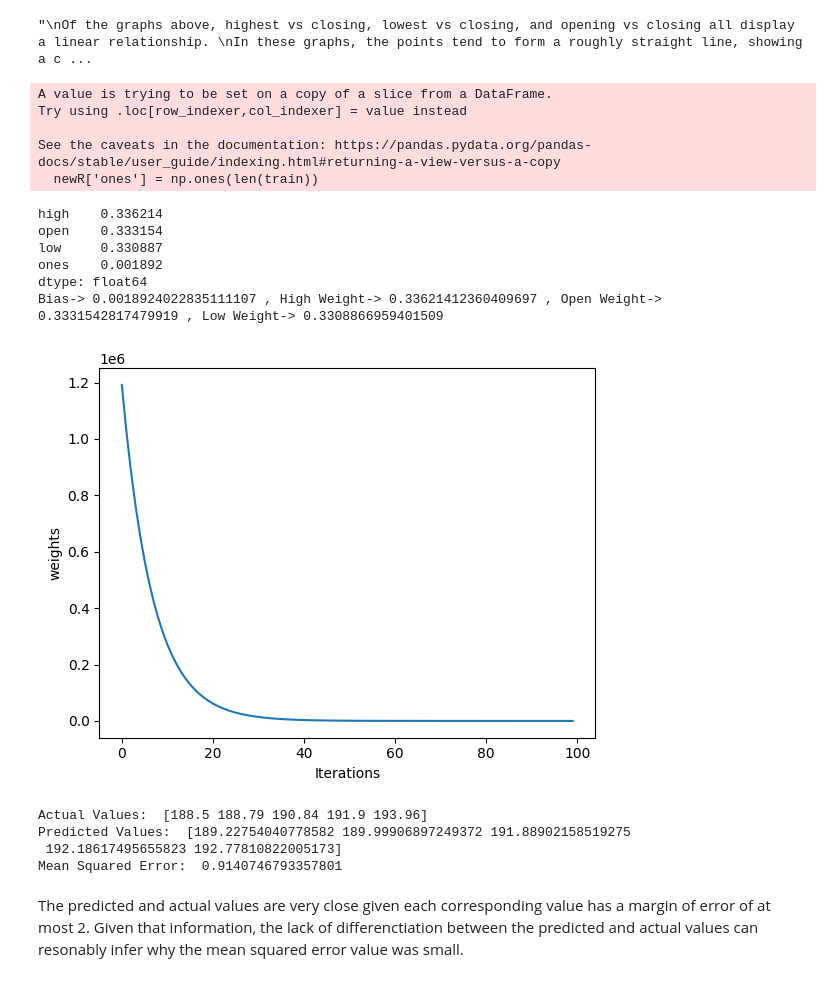
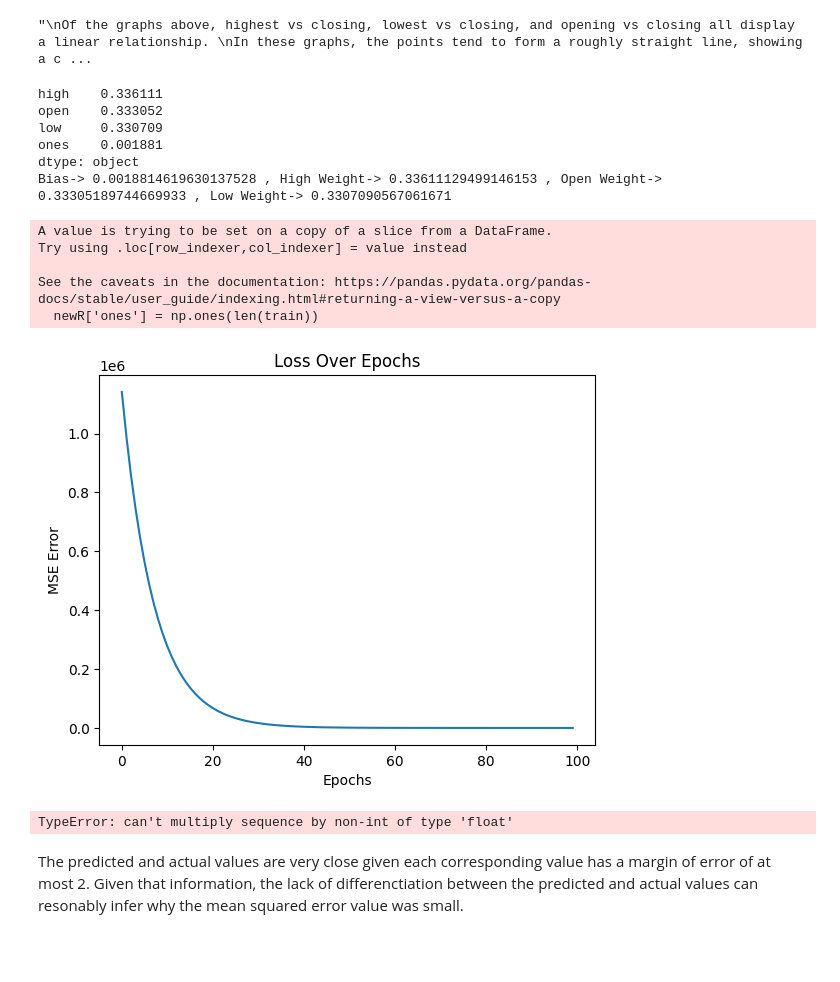
Before and after one commit to JAquaye/cmsc320, a Jupyter notebook: project4/project4.ipynb, the cells around one changed output. Saved outputs shown, nothing was run; the diff lists cells and outputs as text; code cells hidden in the pictures; blank space fills up the shorter version.

Commit message:
error persists in last block

```diff
--- a/project4/project4.ipynb
+++ b/project4/project4.ipynb
@@ -116,79 +116,62 @@ It suggests that the relationship between stock price and date is more complex a
 # %% [output]
 "\nOf the graphs above, highest vs closing, lowest vs closing, and opening vs closing all display a linear relationship. \nIn these graphs, the points tend to form a roughly straight line, showing a c ...
 # %%
-# from sklearn import linear_model
-# import statsmodels.api as sm
-
 newR = train[['high', 'open', 'low']]
 newR['ones'] = np.ones(len(train))
-# Function to normalize data
-# def normalize_data(X):
-#     mu = np.mean(X, axis=0)
-#     sigma = np.std(X, axis=0)
-#     X_norm = (X - mu) / sigma
-#     return X_norm, mu, sigma
 
 # Fit the linear regression model using gradient descent
 def grad_descent(X, y, T, alpha):
     m, n = X.shape
     theta = np.zeros(n)
     f = np.zeros(T)
     for i in range(T):
         f[i] = 0.5 * np.linalg.norm(X.dot(theta) - y) ** 2
         g = np.transpose(X).dot(X.dot(theta) - y)
         theta = theta - alpha * g
     return theta, f
 
 y = train['close'] # Dependent variable (close)
 
 # Gradient Descent Parameters
 T1 = 100
 alpha1 = 0.00000001
 
-# T = 105 and alpha 0.00001 have weights of around 0.95 and bias of 13.6
-
-# normalize_data(newR)
-# net, nmu, nsig = normalize_data(newR)
-# print(net)
-# net["ones"] = 1
-# print(net)
-
 # Fit the linear regression model using gradient descent
 theta, func = grad_descent(newR, y, T1, alpha1) # regression for high and close
 
 print(theta)
 
-print("Bias->",theta[3],", High Weight->",theta[0],", Open Weight->",theta[1],", Low Weight->",theta[2])
 
-# plt.plot(range(T1), func)
-# plt.ylabel("weights")
-# plt.xlabel("Iterations")
-# plt.show()
+print("Bias->",theta.iloc[3],", High Weight->",theta.iloc[0],", Open Weight->",theta.iloc[1],", Low Weight->",theta.iloc[2])
+
+plt.plot(range(T1), func)
+plt.ylabel("MSE Error")
+plt.xlabel("Epochs")
+plt.title("Loss Over Epochs")
+plt.show()
 # %% [output]
-A value is trying to be set on a copy of a slice from a DataFrame.
-Try using .loc[row_indexer,col_indexer] = value instead
-
-See the caveats in the documentation: https://pandas.pydata.org/pandas-docs/stable/user_guide/indexing.html#returning-a-view-versus-a-copy
-  newR['ones'] = np.ones(len(train))
+high    0.336111
+open    0.333052
+low     0.330709
+ones    0.001881
+dtype: object
+Bias-> 0.0018814619630137528 , High Weight-> 0.33611129499146153 , Open Weight-> 0.33305189744669933 , Low Weight-> 0.3307090567061671
-high    0.336214
-open    0.333154
-low     0.330887
-ones    0.001892
-dtype: float64
-Bias-> 0.0018924022835111107 , High Weight-> 0.33621412360409697 , Open Weight-> 0.3331542817479919 , Low Weight-> 0.3308866959401509
+A value is trying to be set on a copy of a slice from a DataFrame.
+Try using .loc[row_indexer,col_indexer] = value instead
+
+See the caveats in the documentation: https://pandas.pydata.org/pandas-docs/stable/user_guide/indexing.html#returning-a-view-versus-a-copy
+  newR['ones'] = np.ones(len(train))
-[figure, old version]
+[figure, new version]
 # %%
-x = test[['high', 'open', 'low']].values
+theta = np. array (theta)
+x = test[['high', 'open','low']].values
 y = test['close'].values # Dependent variable (close)
-y_h = x.dot(theta[:-1])+ theta[-1]
+y_h = x.dot(theta[:-1]) + theta [-1]
 mse = np.mean((y-y_h)**2)
 print("Actual Values: ", y)
-print("Predicted Values: ", y_h)
+print ("Predicted Values: ", y_h)
 print("Mean Squared Error: ", mse)
 # %% [output]
-Actual Values:  [188.5 188.79 190.84 191.9 193.96]
-Predicted Values:  [189.22754040778582 189.99906897249372 191.88902158519275
- 192.18617495655823 192.77810822005173]
-Mean Squared Error:  0.9140746793357801
+TypeError: can't multiply sequence by non-int of type 'float'
 # %% [markdown]
 The predicted and actual values are very close given each corresponding value has a margin of error of at most 2.  Given that information, the lack of differenctiation between the predicted and actual values can resonably infer why the mean squared error value was small.
```
Also changed, not shown: parts of 2 cells of this notebook.
